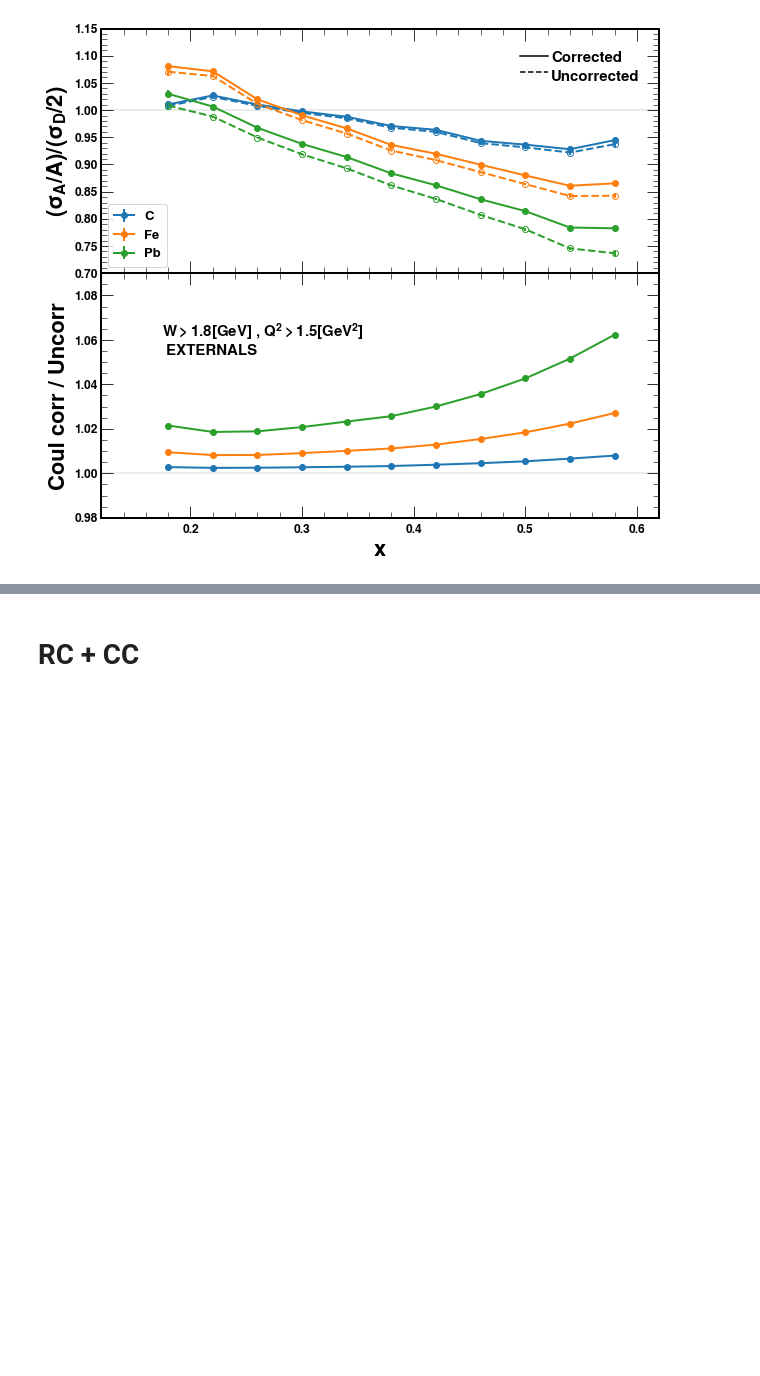
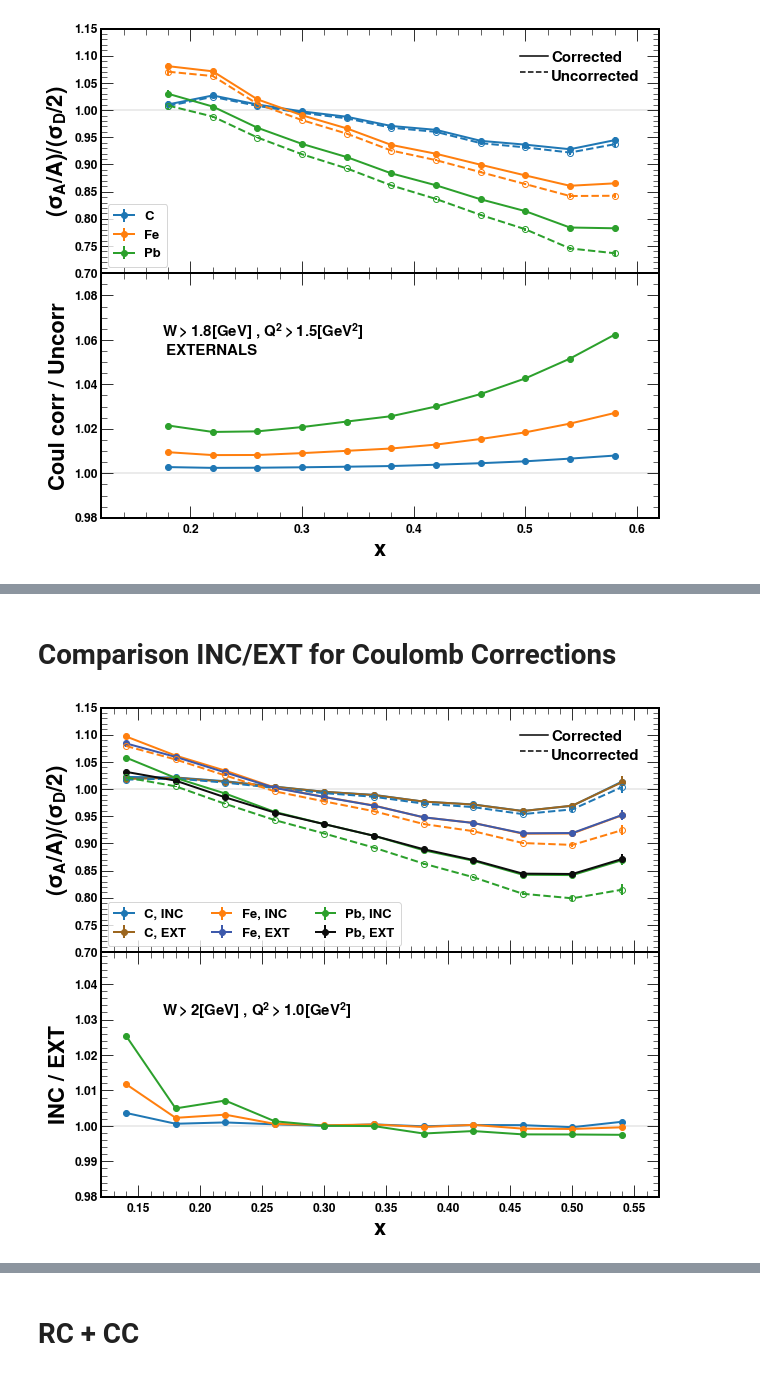
Before and after one commit to smoranvas/RC_studies, a Jupyter notebook: RC_studies.ipynb, the cells around one changed output, grey strips where cells are left out. Saved outputs shown, nothing was run; the diff lists cells and outputs as text; code cells hidden in the pictures; blank space fills up the shorter version.

```diff
--- a/RC_studies.ipynb
+++ b/RC_studies.ipynb
@@ -29,6 +29,15 @@ colors['C'] = '#1f77b4'
 colors['Fe'] = '#ff7f0e'
 colors['Pb']=  '#2ca02c'
 
+
+colors2 = {}
+colors2['C'] = '#9C661F'
+colors2['Fe'] = '#3D59AB'
+colors2['Pb']=  '#0D0D0D'
+
+import math as m
+
+
 mpl.rcParams['font.family'] = 'sans-serif'
 mpl.rcParams['font.sans-serif'] = 'Arial'
 mpl.rcParams['mathtext.fontset'] = 'custom'
@@ -1950,0 +2334,46 @@ plt.show()
+# %% [markdown]
+# Comparison INC/EXT for Coulomb Corrections
+# %%
+
+fig, axs = plt.subplots(2, 1,sharex=True, sharey=False,figsize=(10,9),gridspec_kw={'hspace': 0, 'wspace':0})
+
+axs[0].axhline(y=1.0,color='black',linestyle='-', alpha=0.1 )
+axs[1].axhline(y=1.0,color='black',linestyle='-', alpha=0.1 )
+for target in ['C', 'Fe', 'Pb']:
+    x_tmp,y_tmp,err_tmp                       = get_EMC_Unc_w20_q210(target)
+    y_st, y_lt                                = get_ST_LT_arrays_w20_q210(target)
+    x_tmp_CCi,y_tmp_CCi,err_tmp_CCi, d1i, d2i = applyCC_w20_q210_INC( x_tmp , y_st , y_lt ,err_tmp ,target )
+    x_tmp_CCe,y_tmp_CCe,err_tmp_CCe, d1e, d2e = applyCC_w20_q210_EXT( x_tmp , y_st , y_lt ,err_tmp ,target )
+
+    axs[0].errorbar(x_tmp,y_tmp_CCi,yerr=err_tmp_CCi,lw=2,fmt='-o',label="%s, INC"%target, color=colors[target]  )
+    axs[0].errorbar(x_tmp,y_tmp_CCe,yerr=err_tmp_CCe,lw=2,fmt='-o',label="%s, EXT"%target, color=colors2[target]  )
+    axs[0].errorbar(x_tmp,y_tmp,yerr=err_tmp,lw=2,fmt='--o',fillstyle='none', color=colors[target]  )
+
+    axs[1].errorbar(x_tmp,y_tmp_CCi / y_tmp_CCe ,yerr=0,lw=2,fmt='-o', color=colors[target]  )
+
+axs[0].set_ylim([0.7,1.15])
+axs[1].set_ylim([0.98,1.049])
+axs[0].set_xlim([0.12,0.57])
+axs[1].xaxis.set_label_text('$x$',fontsize=22, fontweight="bold")
+axs[0].yaxis.set_label_text('$(\sigma_{A}/A)/(\sigma_{D}/2)$' ,fontsize=22, fontweight="bold")
+axs[1].yaxis.set_label_text('INC / EXT' ,fontsize=22, fontweight="bold")
+axs[0].legend(loc='lower left',ncol=3,frameon=True,fontsize=13)
+
+fig.text(0.21, 0.4, '$W>2 [GeV]$ , $Q^{2}>1.0 [GeV^2]$\n', fontsize=15, va='center', fontweight="bold")
+fig.text(0.75, 0.835, 'Corrected', fontsize=15, va='center', fontweight="bold")
+fig.text(0.75, 0.805, 'Uncorrected', fontsize=15, va='center', fontweight="bold")
+
+axs[0].axhline(y = 1.1, color = 'black', linestyle = '-'  , xmin = 0.75, xmax = 0.8)
+axs[0].axhline(y = 1.07, color = 'black', linestyle = '--' , xmin = 0.75, xmax = 0.8)
+
+axs[0].tick_params(axis='both', which='major', labelsize=12)
+axs[1].tick_params(axis='both', which='major', labelsize=12)
+axs[1].tick_params(axis='both', which='minor', labelsize=12)
+
+plt.savefig('EMC_CoulCorINC_to_EXT_w20_q210.pdf', bbox_inches='tight')
+plt.savefig('EMC_CoulCorINC_to_EXT_w20_q210.png', bbox_inches='tight')
+
+
+plt.show()
+# %% [output]
+[figure, added]
```
Also changed, not shown: parts of 26 cells of this notebook.
